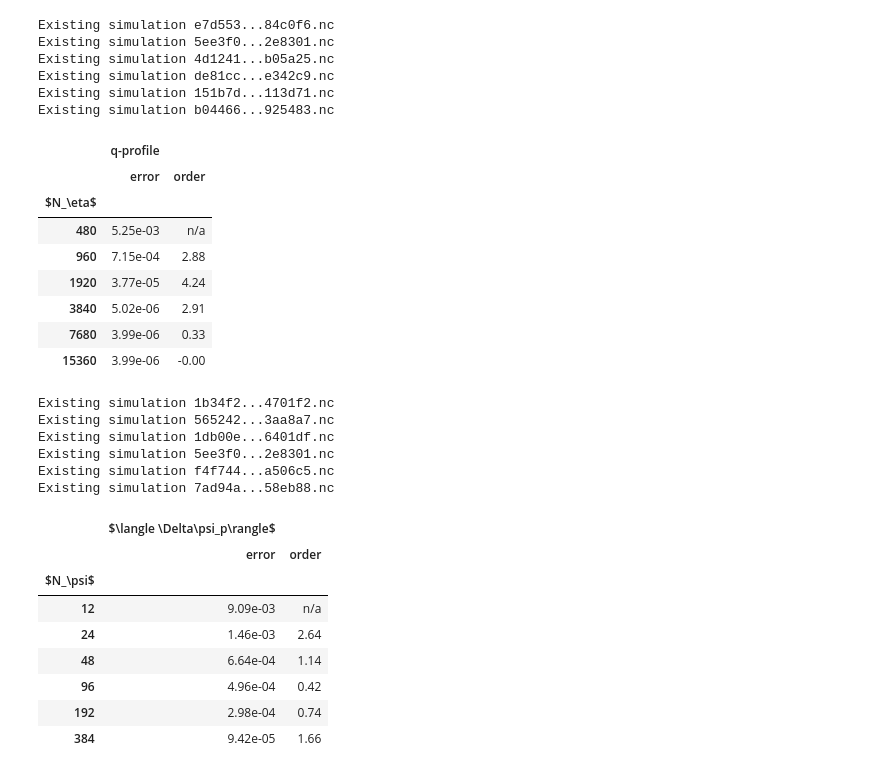
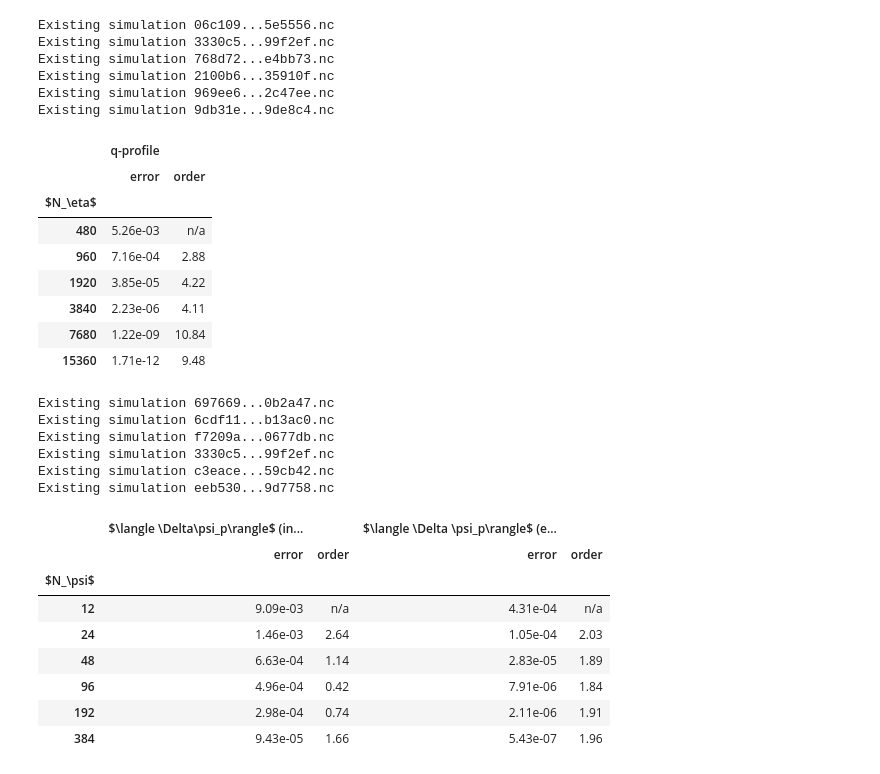
Before and after one commit to mwiesenberger/averages, a Jupyter notebook: flux-surface-averages.ipynb, the cells around one changed output. Drawn from its saved outputs; the diff is of its cells as text; code cells hidden in the pictures.

```diff
--- a/flux-surface-averages.ipynb
+++ b/flux-surface-averages.ipynb
@@ -15,7 +15,7 @@ plt.rcParams.update({'font.size': 18})
 pd.set_option('display.float_format', lambda x: '%.2e' % x)
 FELTOR_PATH="../feltor" # path to the feltor library
 # %%
-# Create an inputfile for the geometry_diag.cu program to plot an example grid and the delta function
+# Create an inputfile for the geometry_diag.cpp program to plot an example grid and the delta function
 def create_geometry_input() :
     with open ("compass_2X.json",'r') as f:
         params = json.load(f)
@@ -47,6 +47,7 @@ def create_geometry_input() :
             "max_angle": 1e-3
         }
     },
+    "diagnostics" : ["fsa", "q-profile"],
     "magnetic_field":
     {
         "input" : "params",
@@ -56,7 +57,7 @@ def create_geometry_input() :
     }
     return geometry_diag_json
 # %%
-geometry_sim = simplesim.Manager( executable=FELTOR_PATH+"/inc/geometries/geometry_diag",
+geometry_sim = simplesim.Manager( executable=FELTOR_PATH+"/src/geometry_diag/geometry_diag",
                               directory="Averages/geometry", filetype="nc")
 # geometry_sim.delete_all()
 # %%
@@ -257,27 +293,27 @@ with open(filename, 'wb') as f:
                                bold_rows=True),'UTF-8'))
 df
 # %% [output]
-Existing simulation e7d553...84c0f6.nc
-Existing simulation 5ee3f0...2e8301.nc
-Existing simulation 4d1241...b05a25.nc
-Existing simulation de81cc...e342c9.nc
-Existing simulation 151b7d...113d71.nc
-Existing simulation b04466...925483.nc
+Existing simulation 06c109...5e5556.nc
+Existing simulation 3330c5...99f2ef.nc
+Existing simulation 768d72...e4bb73.nc
+Existing simulation 2100b6...35910f.nc
+Existing simulation 969ee6...2c47ee.nc
+Existing simulation 9db31e...9de8c4.nc
 |  | q-profile |  |
 |  | error | order |
 | $N_\eta$ |  |  |
-| 480 | 5.25e-03 | n/a |
-| 960 | 7.15e-04 | 2.88 |
-| 1920 | 3.77e-05 | 4.24 |
-| 3840 | 5.02e-06 | 2.91 |
-| 7680 | 3.99e-06 | 0.33 |
-| 15360 | 3.99e-06 | -0.00 |
+| 480 | 5.26e-03 | n/a |
+| 960 | 7.16e-04 | 2.88 |
+| 1920 | 3.85e-05 | 4.22 |
+| 3840 | 2.23e-06 | 4.11 |
+| 7680 | 1.22e-09 | 10.84 |
+| 15360 | 1.71e-12 | 9.48 |
 # %%
-def compare_dfs( simfile) :
+def compare_dfs( simfile, rho_p_crit) :
     ncin = Dataset( simfile, 'r', format="NETCDF4")
 
     rho_p = ncin["rho_p"][:]
-    lcfs = np.argmax( rho_p[np.where( rho_p < 1)])
+    lcfs = np.argmax( rho_p[np.where( rho_p < rho_p_crit)])
     pp = json.loads(ncin.inputfile)
     gg = pp["grid"]
     weights = gauss_weights1d( gg)[:lcfs]
@@ -293,51 +329,52 @@ def compare_dfs( simfile) :
 # %%
 # Test volume derivative
 # We could also lower Nx and Ny to get faster convergence to a constant
 lines = list()
 for Npsi in [4,8,16,32,64,128] :
     simulationfile = create_geometry_input()
     simulationfile["grid"]["Nx"] = 80
     simulationfile["grid"]["Ny"] = 80
     simulationfile["grid"]["npsi"] = 3
     simulationfile["grid"]["Neta"] = 320
     simulationfile["grid"]["Npsi"] = Npsi
     simfile =  geometry_sim.create( simulationfile)
-    lines.append( [simulationfile["grid"]["npsi"]*Npsi, compare_dfs( simfile)])
+    lines.append( [simulationfile["grid"]["npsi"]*Npsi, compare_dfs( simfile, 1), compare_dfs(simfile,0.8)])
 
-df = pd.DataFrame(lines, columns=["$N_\psi$", "error.dfs"])
-name = "dfs"
-df.insert(df.columns.get_loc("error."+name)+1,column="order."+name, value=df.loc[:,"error."+name])
-df["order."+name] = (np.log ( df["order."+name]/ df["order."+name].shift(1))/
-        np.log( df["$N_\psi$"].shift(1)/df["$N_\psi$"]))
+df = pd.DataFrame(lines, columns=["$N_\psi$", "error.dfsX", "error.dfsH" ])
+names = ["dfsX","dfsH"]
+for name in names:
+    df.insert(df.columns.get_loc("error."+name)+1,column="order."+name, value=df.loc[:,"error."+name])
+    df["order."+name] = (np.log ( df["order."+name]/ df["order."+name].shift(1))/
+            np.log( df["$N_\psi$"].shift(1)/df["$N_\psi$"]))
 df.set_index(['$N_\psi$'], inplace=True)
-headers = [ "$\langle \Delta\psi_p\rangle$" ]
+headers = [ "$\langle \Delta\psi_p\rangle$ (incl. X-point)", "$\langle \Delta \psi_p\rangle$ (excl. X-point)" ]
 df.columns=pd.MultiIndex.from_product([headers,["error", "order"] ])
 filename='convergence_dfs.tex'
 string_df = df
 for header in headers :
     string_df[header, "error"]=string_df[header, "error"].apply( errorToString)
     string_df[header, "order"]=string_df[header, "order"].apply( orderToString)
 with open(filename, 'wb') as f:
     f.write(bytes(string_df.to_latex(
         escape=False,column_format='lp{1.5cm}p{1.2cm}p{1.5cm}p{1.2cm}',
                                bold_rows=True),'UTF-8'))
 df
 # %% [output]
-Existing simulation 1b34f2...4701f2.nc
-Existing simulation 565242...3aa8a7.nc
-Existing simulation 1db00e...6401df.nc
-Existing simulation 5ee3f0...2e8301.nc
-Existing simulation f4f744...a506c5.nc
-Existing simulation 7ad94a...58eb88.nc
+Existing simulation 697669...0b2a47.nc
+Existing simulation 6cdf11...b13ac0.nc
+Existing simulation f7209a...0677db.nc
+Existing simulation 3330c5...99f2ef.nc
+Existing simulation c3eace...59cb42.nc
+Existing simulation eeb530...9d7758.nc
-|  | $\langle \Delta\psi_p\rangle$ |  |
-|  | error | order |
-| $N_\psi$ |  |  |
-| 12 | 9.09e-03 | n/a |
-| 24 | 1.46e-03 | 2.64 |
-| 48 | 6.64e-04 | 1.14 |
-| 96 | 4.96e-04 | 0.42 |
-| 192 | 2.98e-04 | 0.74 |
-| 384 | 9.42e-05 | 1.66 |
+|  | $\langle \Delta\psi_p\rangle$ (in... |  | $\langle \Delta \psi_p\rangle$ (e... |  |
+|  | error | order | error | order |
+| $N_\psi$ |  |  |  |  |
+| 12 | 9.09e-03 | n/a | 4.31e-04 | n/a |
+| 24 | 1.46e-03 | 2.64 | 1.05e-04 | 2.03 |
+| 48 | 6.63e-04 | 1.14 | 2.83e-05 | 1.89 |
+| 96 | 4.96e-04 | 0.42 | 7.91e-06 | 1.84 |
+| 192 | 2.98e-04 | 0.74 | 2.11e-06 | 1.91 |
+| 384 | 9.43e-05 | 1.66 | 5.43e-07 | 1.96 |
 # %%
 print( "FILE CONTENTS")
 for v in ncin.variables:
```
Also changed, not shown: parts of 5 cells of this notebook, 2 other files.
